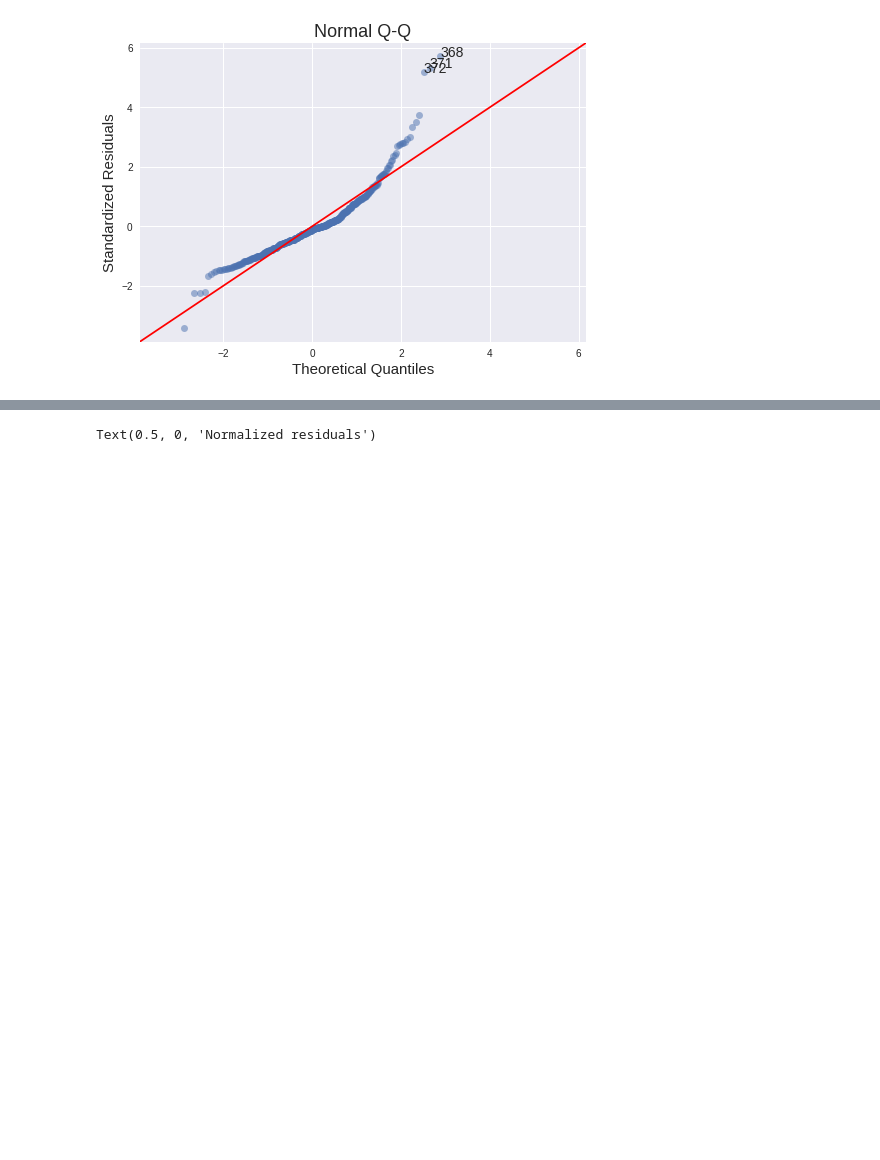
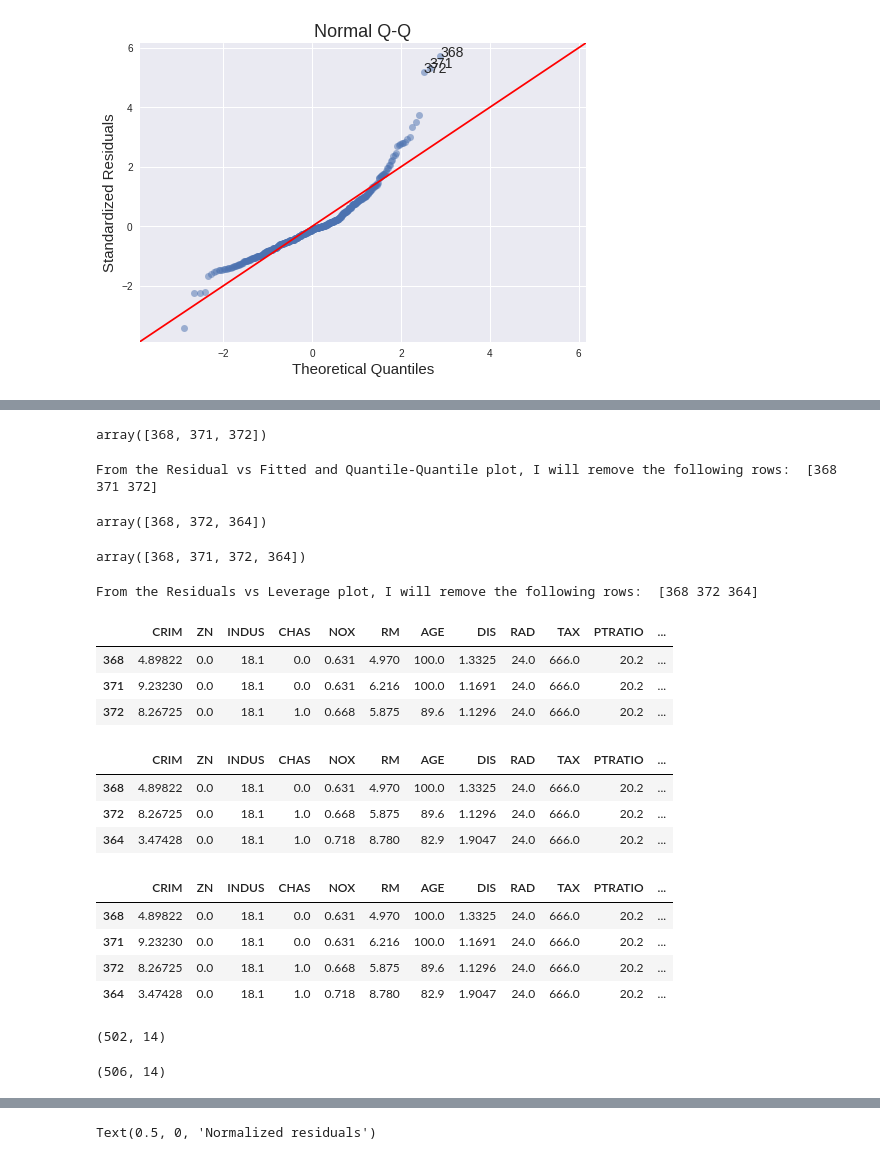
Before and after one commit to villafue/Python_Statistics, a Jupyter notebook: Boston_Mini_Project_Linear_Regression.ipynb, the cells around one changed output, grey strips where cells are left out. Drawn from its saved outputs; the diff is of its cells as text; code cells hidden in the pictures; blank space fills up the shorter version.

```diff
--- a/Boston_Mini_Project_Linear_Regression.ipynb
+++ b/Boston_Mini_Project_Linear_Regression.ipynb
@@ -1284,0 +1335,56 @@ _A:_ The model identified 3 big outliers. This may due to negative predicted pri
+# %%
+abs_norm_resid_top_3
+# %% [output]
+array([368, 371, 372])
+# %%
+print('From the Residual vs Fitted and Quantile-Quantile plot, I will remove the following rows: ', abs_norm_resid_top_3 )
+# %% [output]
+From the Residual vs Fitted and Quantile-Quantile plot, I will remove the following rows:  [368 371 372]
+# %%
+leverage_top_3
+# %% [output]
+array([368, 372, 364])
+# %%
+np_otl = np.concatenate([abs_norm_resid_top_3, leverage_top_3[~np.isin(leverage_top_3,abs_norm_resid_top_3)]])
+# z = np.concatenate([x, y[~np.isin(y,x)])
+np_otl
+# %% [output]
+array([368, 371, 372, 364])
+# %%
+print('From the Residuals vs Leverage plot, I will remove the following rows: ', leverage_top_3)
+# %% [output]
+From the Residuals vs Leverage plot, I will remove the following rows:  [368 372 364]
+# %%
+rvfqq_todrop = dataframe.iloc[abs_norm_resid_top_3]
+rvfqq_todrop
+# %% [output]
+|  | CRIM | ZN | INDUS | CHAS | NOX | RM | AGE | DIS | RAD | TAX | PTRATIO | ... |
+| 368 | 4.89822 | 0.0 | 18.1 | 0.0 | 0.631 | 4.970 | 100.0 | 1.3325 | 24.0 | 666.0 | 20.2 | ... |
+| 371 | 9.23230 | 0.0 | 18.1 | 0.0 | 0.631 | 6.216 | 100.0 | 1.1691 | 24.0 | 666.0 | 20.2 | ... |
+| 372 | 8.26725 | 0.0 | 18.1 | 1.0 | 0.668 | 5.875 | 89.6 | 1.1296 | 24.0 | 666.0 | 20.2 | ... |
+# %%
+rvl_todrop = dataframe.iloc[leverage_top_3]
+rvl_todrop
+# %% [output]
+|  | CRIM | ZN | INDUS | CHAS | NOX | RM | AGE | DIS | RAD | TAX | PTRATIO | ... |
+| 368 | 4.89822 | 0.0 | 18.1 | 0.0 | 0.631 | 4.970 | 100.0 | 1.3325 | 24.0 | 666.0 | 20.2 | ... |
+| 372 | 8.26725 | 0.0 | 18.1 | 1.0 | 0.668 | 5.875 | 89.6 | 1.1296 | 24.0 | 666.0 | 20.2 | ... |
+| 364 | 3.47428 | 0.0 | 18.1 | 1.0 | 0.718 | 8.780 | 82.9 | 1.9047 | 24.0 | 666.0 | 20.2 | ... |
+# %%
+outliers = dataframe.iloc[[368, 371, 372, 364]]
+outliers
+# %% [output]
+|  | CRIM | ZN | INDUS | CHAS | NOX | RM | AGE | DIS | RAD | TAX | PTRATIO | ... |
+| 368 | 4.89822 | 0.0 | 18.1 | 0.0 | 0.631 | 4.970 | 100.0 | 1.3325 | 24.0 | 666.0 | 20.2 | ... |
+| 371 | 9.23230 | 0.0 | 18.1 | 0.0 | 0.631 | 6.216 | 100.0 | 1.1691 | 24.0 | 666.0 | 20.2 | ... |
+| 372 | 8.26725 | 0.0 | 18.1 | 1.0 | 0.668 | 5.875 | 89.6 | 1.1296 | 24.0 | 666.0 | 20.2 | ... |
+| 364 | 3.47428 | 0.0 | 18.1 | 1.0 | 0.718 | 8.780 | 82.9 | 1.9047 | 24.0 | 666.0 | 20.2 | ... |
+# %%
+df_no_otl = dataframe.drop(np_otl)
+df_no_otl.shape
+# %% [output]
+(502, 14)
+# %%
+dataframe.shape
+# %% [output]
+(506, 14)
```
Also changed, not shown: parts of 49 cells of this notebook.
